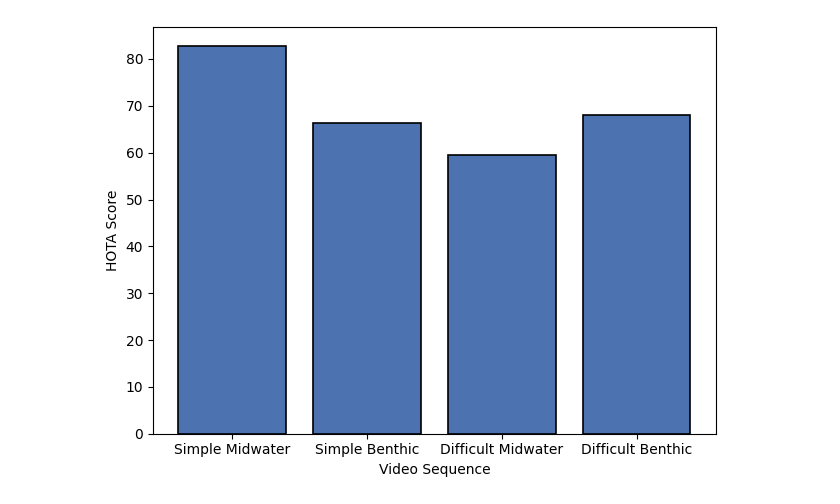
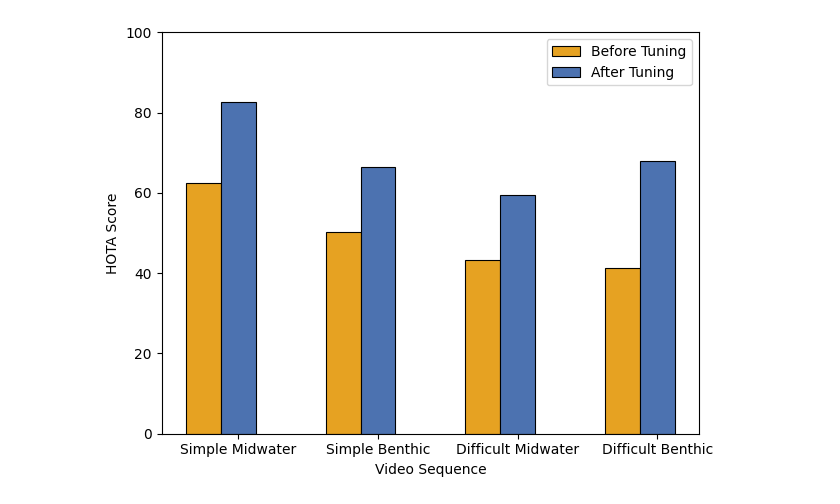
Before and after one commit to mbari-org/benchmark_eval, a Jupyter notebook: plots.ipynb, the cells around one changed output. Saved outputs shown, nothing was run; the diff lists cells and outputs as text; code cells hidden in the pictures.

```diff
--- a/plots.ipynb
+++ b/plots.ipynb
@@ -1,23 +1,32 @@
 # %%
 import matplotlib.pyplot as plt
 import numpy as np
 
 cats = np.array(["Simple Midwater", "Simple Benthic", "Difficult Midwater", "Difficult Benthic"])
 vals = np.array([82.692, 66.437, 59.491, 68.057])
 
-# plt.bar(cats, vals)
-bars = plt.bar(cats, vals, color="#4C72B0", edgecolor='black', linewidth=1.2)
-# for bar in bars:
-#     height = bar.get_height()
-#     plt.text(bar.get_x() + bar.get_width()/2, height + 1, f"{height:.1f}", ha='center', va='bottom', fontsize=10)
+# bars = plt.bar(cats, vals, color="#4C72B0", edgecolor='black', linewidth=1)
+# plt.xlabel("Video Sequence")
+# plt.ylabel("HOTA Score")
+# plt.tight_layout()
+# plt.show()
 
+untuned_vals = [62.557, 50.301, 43.349, 41.216]
+x = np.arange(len(cats))  # label locations
+width = 0.25  # width of the bars
+plt.bar(x - width, untuned_vals, width, label='Before Tuning', color="#e6a222", edgecolor='black', linewidth=0.8)
+plt.bar(x, vals, width, label='After Tuning', color='#4C72B0', edgecolor='black', linewidth=0.8)
 
-plt.xlabel("Video Sequence")
-plt.ylabel("HOTA Score")
+plt.ylabel('HOTA Score')
+plt.xlabel('Video Sequence')
+plt.xticks(x, cats)
+plt.ylim(0, 100)
+plt.legend()
+
 plt.tight_layout()
 plt.show()
 # %% [output]
-[figure, old version]
+[figure, new version]
 # %%
 detA = [76.141, 47.554, 45.319, 59.069]
 assA = [89.811, 92.855, 78.137, 78.137]
```
Also changed, not shown: parts of 2 cells of this notebook, 13 other files.
